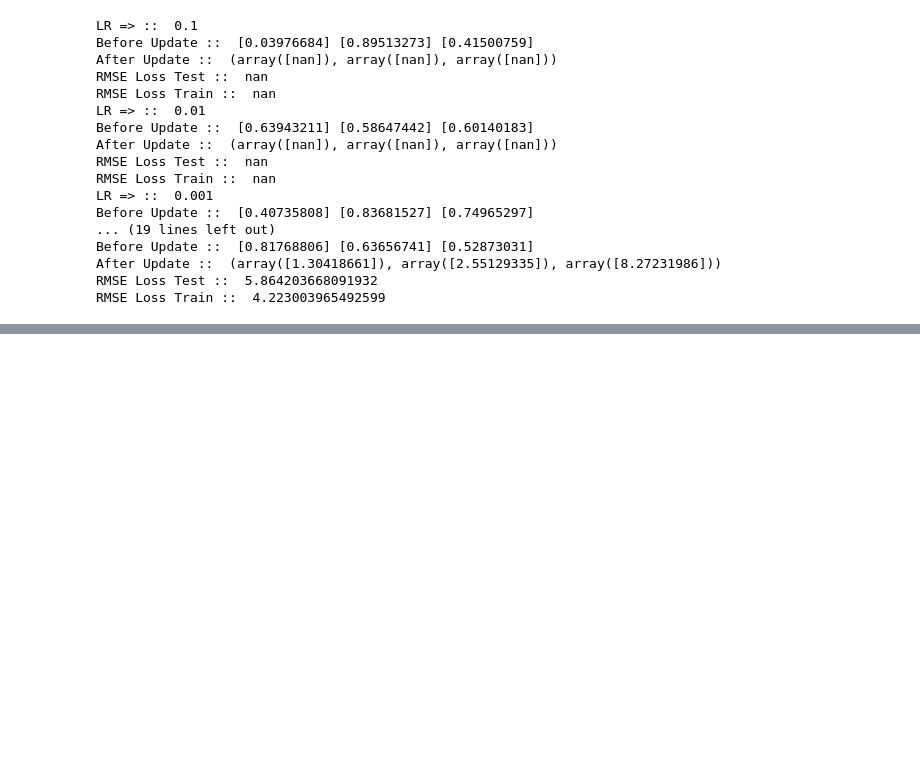
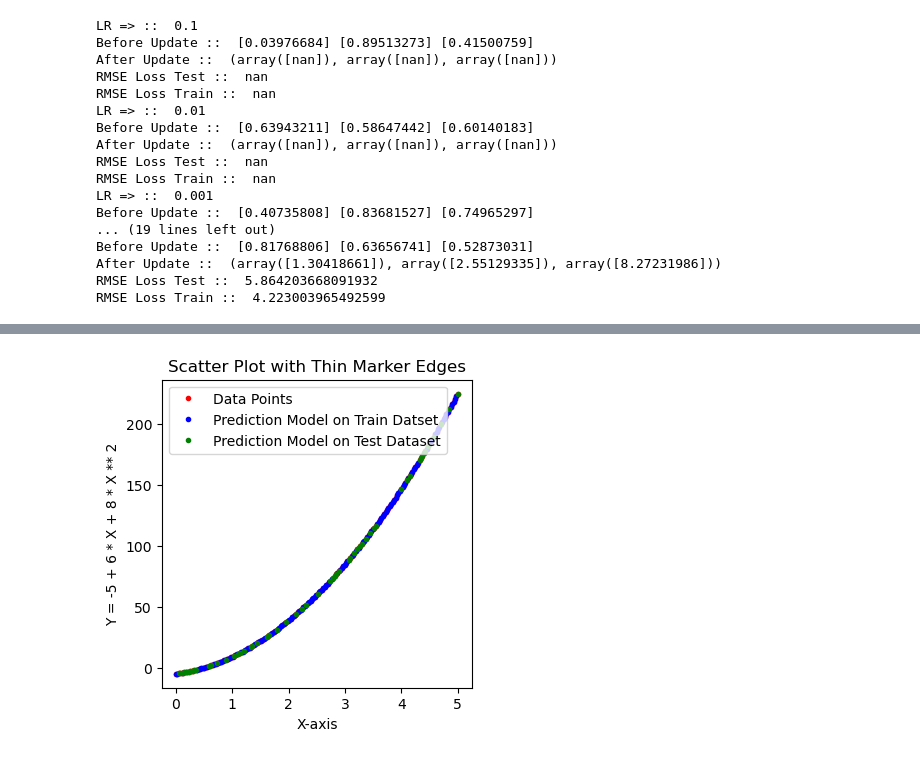
Before and after one commit to sandeepshakya2019/Machine-Learning-HandsOn, a Jupyter notebook: 01_Code/1_MachineLearningAlgo/1_LinearRegression.ipynb, the cells around one changed output, grey strips where cells are left out. Cells and saved outputs as stored; diff of their text form; code cells hidden in the pictures; blank space fills up the shorter version.

```diff
--- a/01_Code/1_MachineLearningAlgo/1_LinearRegression.ipynb
+++ b/01_Code/1_MachineLearningAlgo/1_LinearRegression.ipynb
@@ -848,0 +898,14 @@ RMSE Loss Train ::  4.223003965492599
+# %%
+plt.figure(figsize=(4,4))
+plt.plot(X, Y, 'r.', label="Data Points" )
+plt.plot(X_train, model.predict(X_train_poly), "b.", label="Prediction Model on Train Datset")
+plt.plot(X_test, model.predict(X_test_poly), "g.", label="Prediction Model on Test Dataset")
+
+plt.xlabel("X-axis")
+labely = f"Y = {h0} + {h1} * X + {h2} * X ** 2"
+plt.ylabel(labely)
+plt.title("Scatter Plot with Thin Marker Edges")
+plt.legend()
+plt.show()
+# %% [output]
+[figure, added]
```
Also changed, not shown: parts of 6 cells of this notebook.
